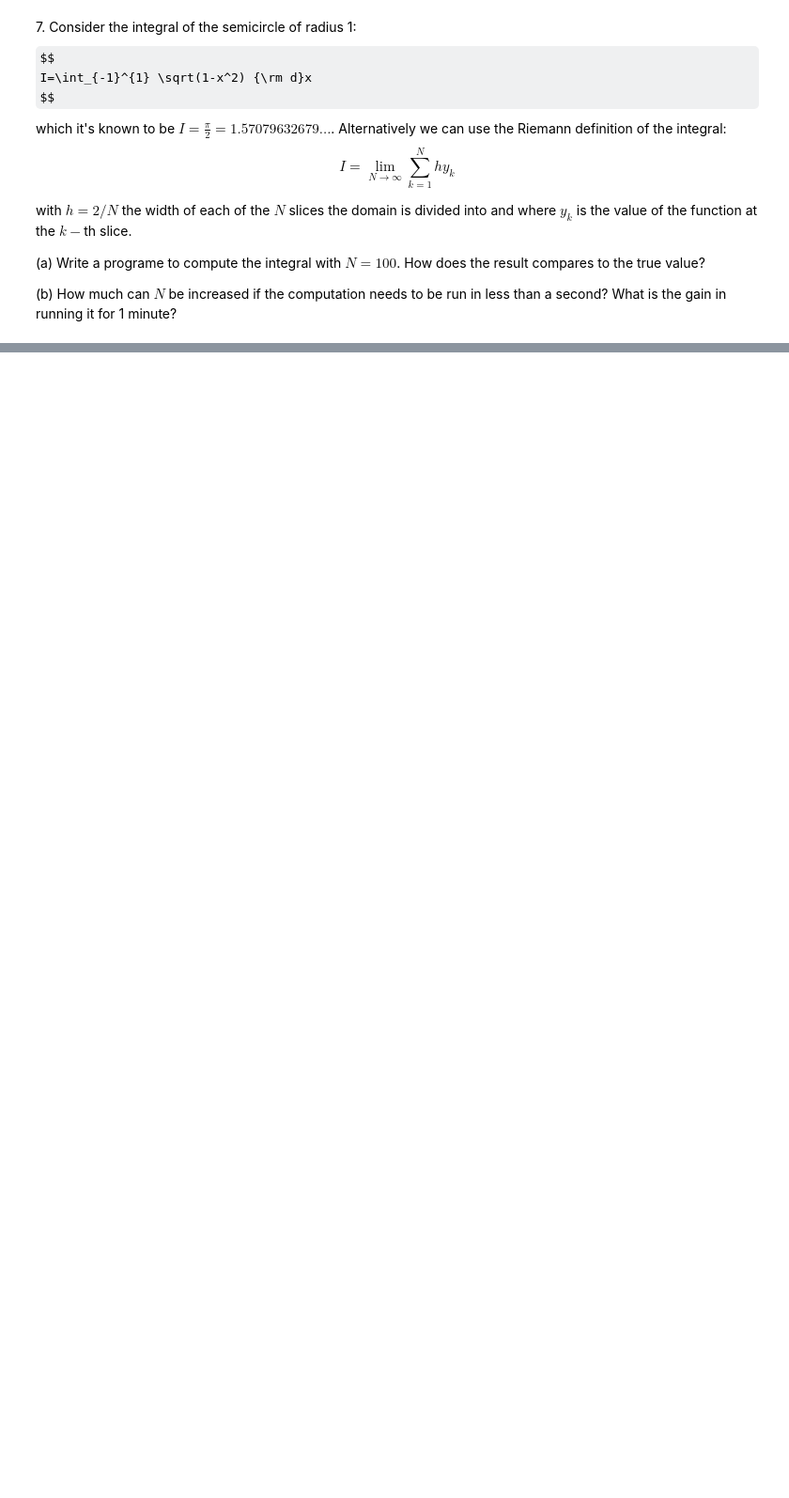
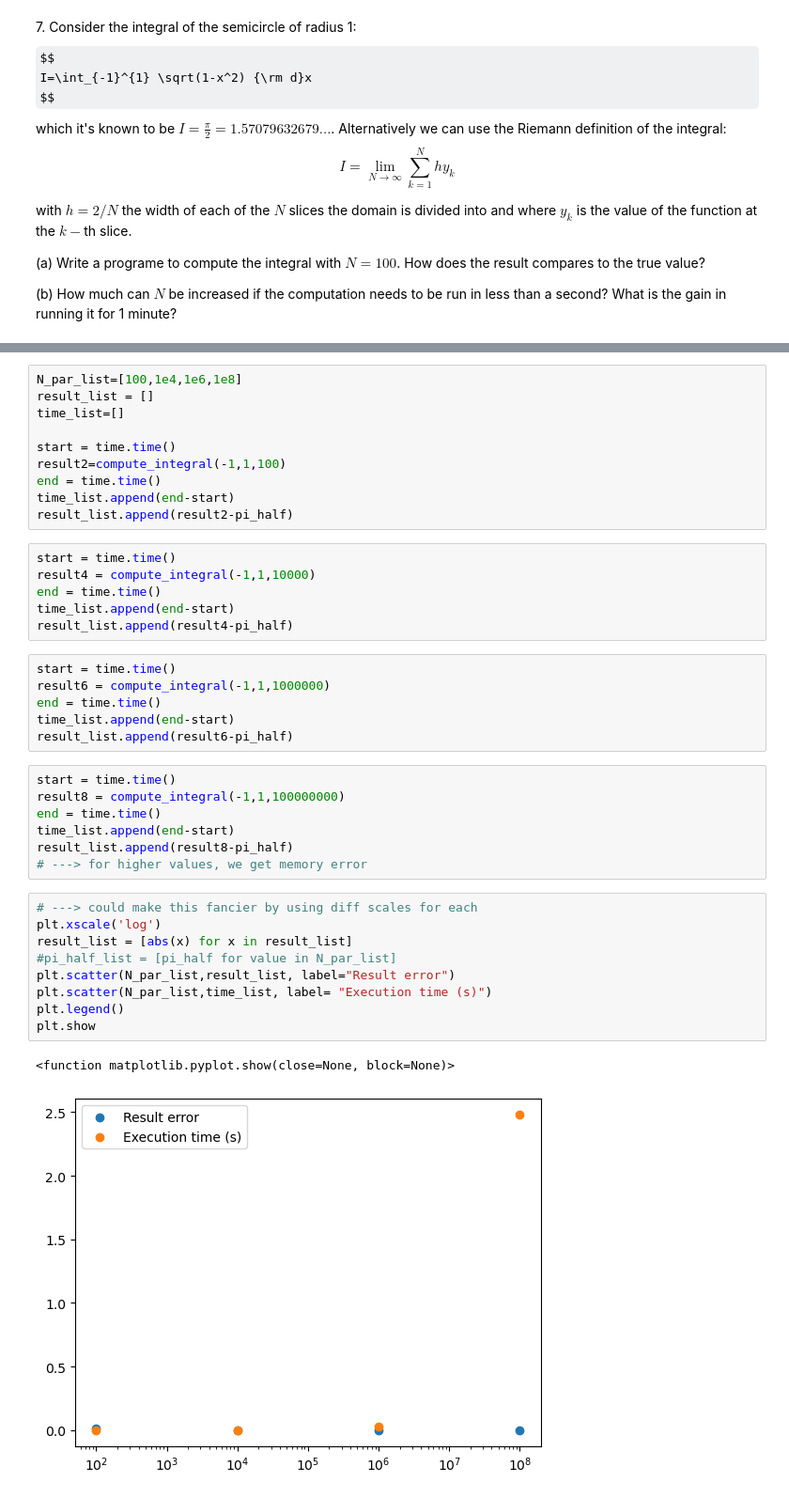
Before and after one commit to LiberoP/LaboratoryOfComputationalPhysics_Y8, a Jupyter notebook: 02ex_NumberRepresentation.ipynb, the cells around one changed output, grey strips where cells are left out. Shown at 94% size. Saved outputs shown, nothing was run; the diff lists cells and outputs as text; some formulas as TeX source; blank space fills up the shorter version.

```diff
--- a/02ex_NumberRepresentation.ipynb
+++ b/02ex_NumberRepresentation.ipynb
@@ -185,0 +347,41 @@ $y_k$ is the value of the function at the $k-$th slice.
+# %%
+N_par_list=[100,1e4,1e6,1e8]
+result_list = []
+time_list=[]
+
+start = time.time()
+result2=compute_integral(-1,1,100)
+end = time.time()
+time_list.append(end-start)
+result_list.append(result2-pi_half)
+# %%
+start = time.time()
+result4 = compute_integral(-1,1,10000)
+end = time.time()
+time_list.append(end-start)
+result_list.append(result4-pi_half)
+# %%
+start = time.time()
+result6 = compute_integral(-1,1,1000000)
+end = time.time()
+time_list.append(end-start)
+result_list.append(result6-pi_half)
+# %%
+start = time.time()
+result8 = compute_integral(-1,1,100000000)
+end = time.time()
+time_list.append(end-start)
+result_list.append(result8-pi_half)
+# ---> for higher values, we get memory error
+# %%
+# ---> could make this fancier by using diff scales for each
+plt.xscale('log')
+result_list = [abs(x) for x in result_list]
+#pi_half_list = [pi_half for value in N_par_list]
+plt.scatter(N_par_list,result_list, label="Result error")
+plt.scatter(N_par_list,time_list, label= "Execution time (s)")
+plt.legend()
+plt.show
+# %% [output]
+<function matplotlib.pyplot.show(close=None, block=None)>
+[figure, added]
```
Also changed, not shown: parts of 25 cells of this notebook, 3 other files.
